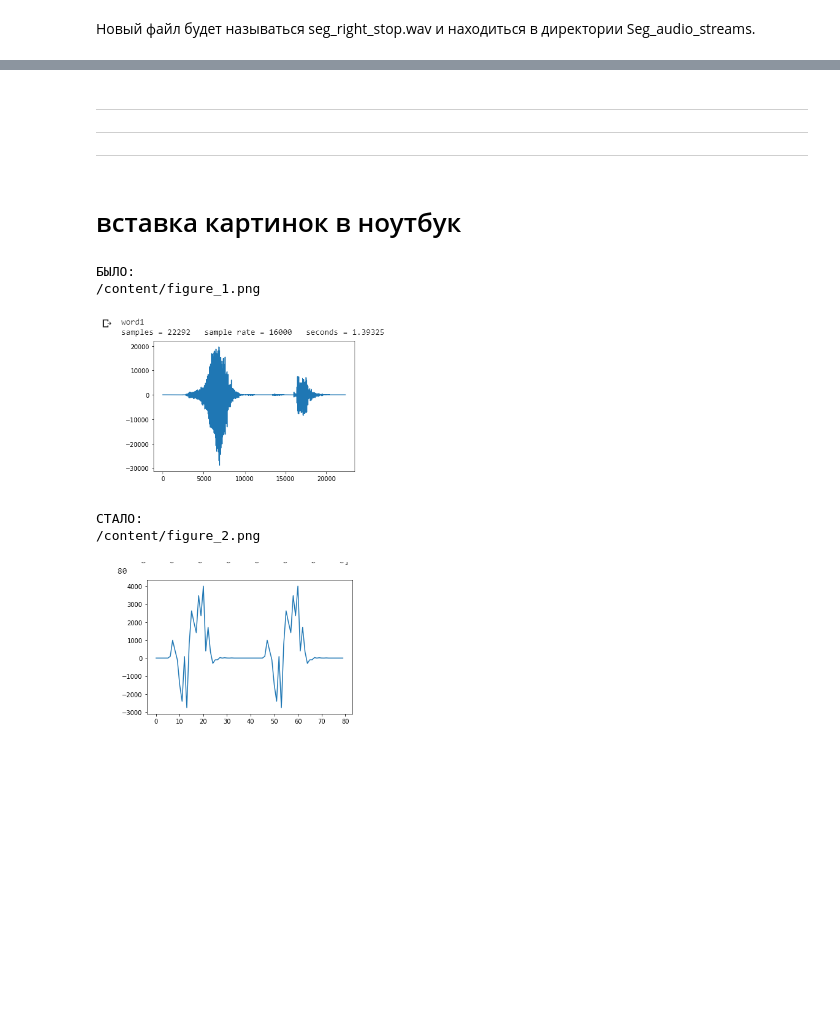
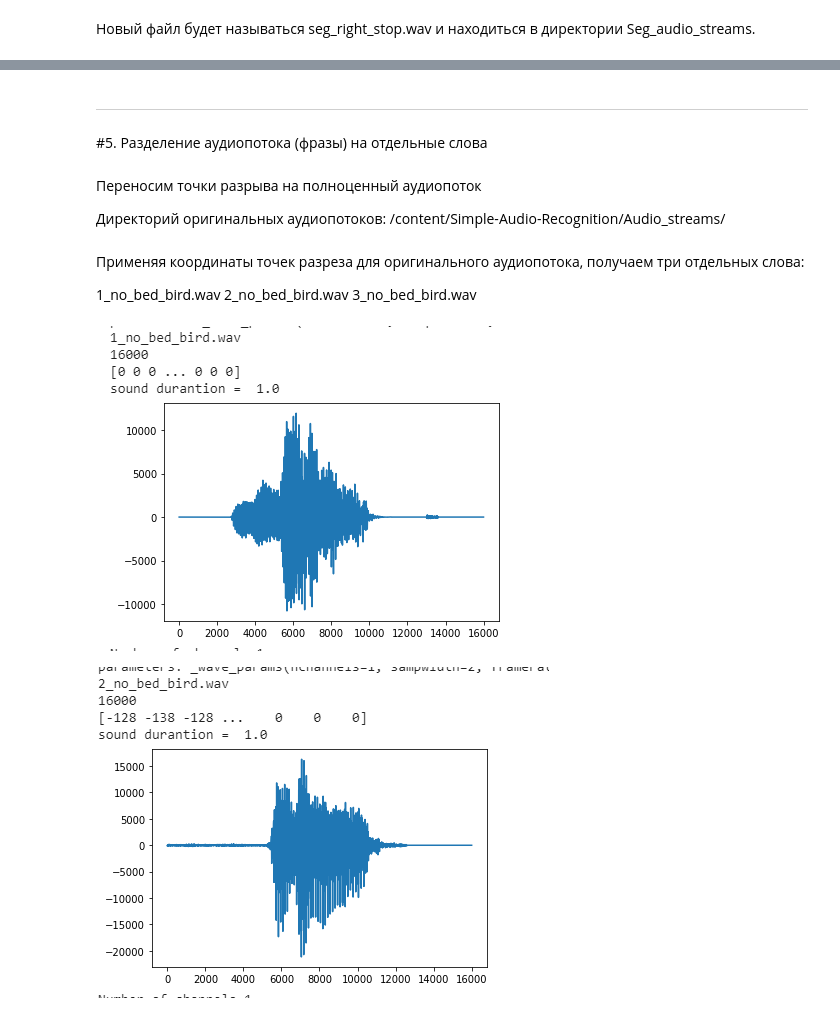
Before and after one commit to inpicksys/Simple-Audio-Recognition, a Jupyter notebook: ОПИСАНИЕ ПРОЕКТА.ipynb, the cells around one changed output, grey strips where cells are left out. Saved outputs shown, nothing was run; the diff lists cells and outputs as text; code cells hidden in the pictures; blank space fills up the shorter version.

```diff
--- a/ОПИСАНИЕ ПРОЕКТА.ipynb
+++ b/ОПИСАНИЕ ПРОЕКТА.ipynb
@@ -128,36 +184,28 @@ Image(filename = PATH + "figure7.png")
 
 
 ---
-
-
-
----
-
-
-
----
-# %% [markdown]
-# вставка картинок в ноутбук
+# %% [markdown]
+#5. Разделение аудиопотока (фразы) на отдельные слова
+# %% [markdown]
+Переносим точки разрыва на полноценный аудиопоток
+
+Директорий оригинальных аудиопотоков: /content/Simple-Audio-Recognition/Audio_streams/
+# %% [markdown]
+Применяя координаты точек разреза для оригинального аудиопотока, получаем три отдельных слова:
+
+1_no_bed_bird.wav
+2_no_bed_bird.wav
+3_no_bed_bird.wav
 # %%
-print("БЫЛО:")
-
-PATH = "/content/"
-print(PATH + "figure_1.png")
+PATH = "/content/Simple-Audio-Recognition/Figures/"
 from IPython.display import Image
-Image(filename = PATH + "figure_1.png", width=300, height=200)
+Image(filename = PATH + "figure14.png")
 # %% [output]
-БЫЛО:
-/content/figure_1.png
-[figure, old version]
+[figure, new version]
 # %%
-print("СТАЛО:")
-
-PATH = "/content/"
-print(PATH + "figure_2.png")
+PATH = "/content/Simple-Audio-Recognition/Figures/"
 from IPython.display import Image
-Image(filename = PATH + "figure_2.png", width=300, height=200)
+Image(filename = PATH + "figure15.png")
 # %% [output]
-СТАЛО:
-/content/figure_2.png
-[figure, old version]
+[figure, new version]
 # %%
```
Also changed, not shown: parts of 27 cells of this notebook.
